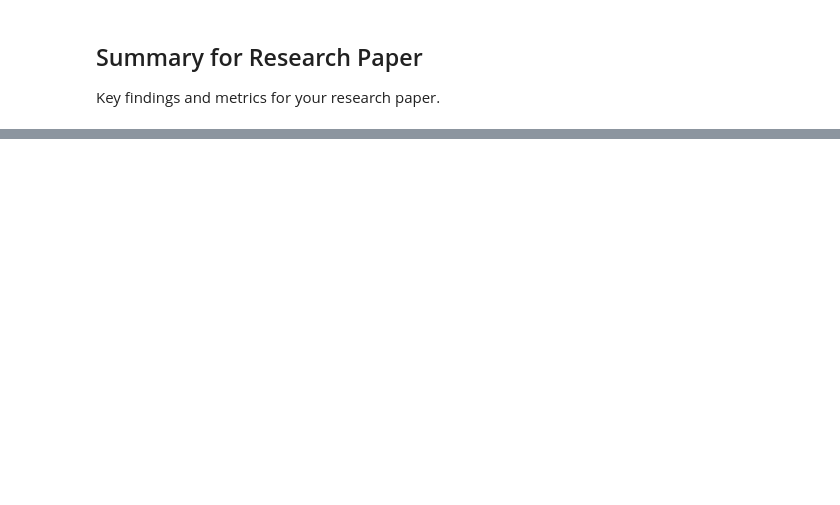
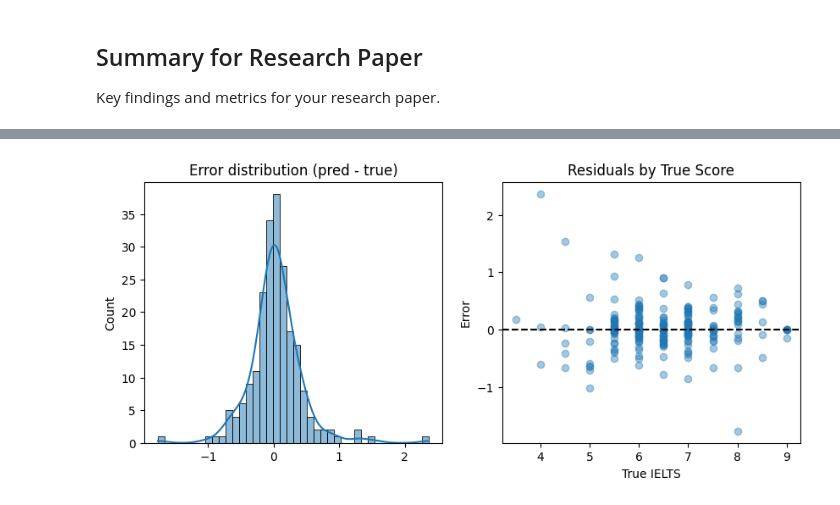
Before and after one commit to pyjpg/IELTS_Predictions, a Jupyter notebook: model_evaluation.ipynb, the cells around one changed output, grey strips where cells are left out. Cells and saved outputs as stored; diff of their text form; code cells hidden in the pictures; blank space fills up the shorter version.

```diff
--- a/model_evaluation.ipynb
+++ b/model_evaluation.ipynb
@@ -126,25 +140,17 @@ Average Δ: ±1.346
 
 Create scatter plots and comparison tables to visualize model performance.
 # %%
-# Create scatter plot
-plt.figure(figsize=(10, 6))
-plt.scatter(y_true, y_pred, alpha=0.5)
-plt.plot([0, 9], [0, 9], 'r--')  # Perfect prediction line
-plt.xlabel('True IELTS Band')
-plt.ylabel('Predicted Band')
-plt.title('Model Predictions vs Actual IELTS Bands')
-plt.grid(True)
-plt.show()
+# Cell 5 - load model
+from src.model.transformer import IELTSTransformerWithFeatures
 
-# Create comparison table
-results_df = pd.DataFrame({
-    'Essay ID': range(1, len(y_true) + 1),
-    'True Band': y_true,
-    'Predicted Band': [round(x, 1) for x in y_pred],
-    'Δ': [round(p - t, 2) for p, t in zip(y_pred, y_true)]
-})
+checkpoint = torch.load(model_path, map_location=device)
+vocab_size = checkpoint['vocab_size']
 
-# Display first 10 results
-print("\nComparison Table (First 10 Essays):")
-print(results_df.head(10).to_string(index=False))
+model = IELTSTransformerWithFeatures(
+    vocab_size=vocab_size, d_model=EMBEDDING_DIM, nhead=4, num_layers=3, max_len=MAX_SEQ_LEN, dropout=0.2
+).to(device)
+
+model.load_state_dict(checkpoint['model_state_dict'])
+model.eval()
+print("Model loaded. Params:", sum(p.numel() for p in model.parameters()))
 # %% [output]
@@ -274,0 +204,17 @@ Results saved to 'evaluation_results.csv'
+# %%
+# Cell 8 - residuals / histogram
+errors = y_pred_ielts - y_true_ielts
+plt.figure(figsize=(10,4))
+plt.subplot(1,2,1)
+sns.histplot(errors, bins=40, kde=True)
+plt.title("Error distribution (pred - true)")
+
+plt.subplot(1,2,2)
+plt.scatter(y_true_ielts, errors, alpha=0.4)
+plt.axhline(0, color='k', linestyle='--')
+plt.xlabel("True IELTS")
+plt.ylabel("Error")
+plt.title("Residuals by True Score")
+plt.show()
+# %% [output]
+[figure, added]
```
Also changed, not shown: parts of 10 cells of this notebook, 4 other files.
